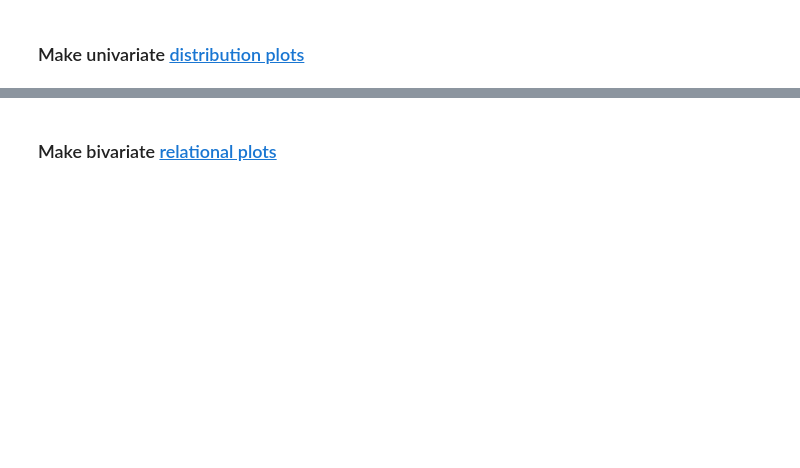
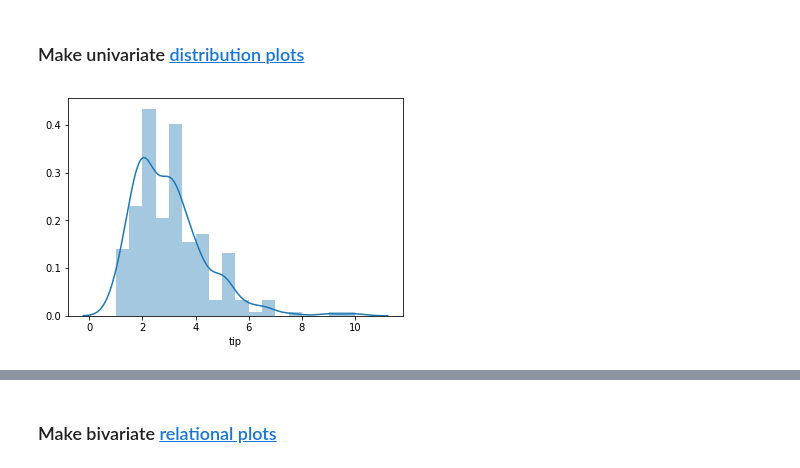
Before and after one commit to bloominstituteoftechnology/DS-Sprint-02-Storytelling-With-Data, a Jupyter notebook: module2-choose-appropriate-visualizations/LS_DS_122_Choose_appropriate_visualizations.ipynb, the cells around one changed output, grey strips where cells are left out. Saved outputs shown, nothing was run; the diff lists cells and outputs as text; code cells hidden in the pictures; blank space fills up the shorter version.

```diff
--- a/module2-choose-appropriate-visualizations/LS_DS_122_Choose_appropriate_visualizations.ipynb
+++ b/module2-choose-appropriate-visualizations/LS_DS_122_Choose_appropriate_visualizations.ipynb
@@ -103,2 +260,6 @@ tips = sns.load_dataset('tips')
 # %% [markdown]
 ### Make univariate [distribution plots](https://seaborn.pydata.org/generated/seaborn.distplot.html)
+# %%
+sns.distplot(tips.tip);
+# %% [output]
+[figure, added]
```
Also changed, not shown: parts of 28 cells of this notebook, 1 other file.
